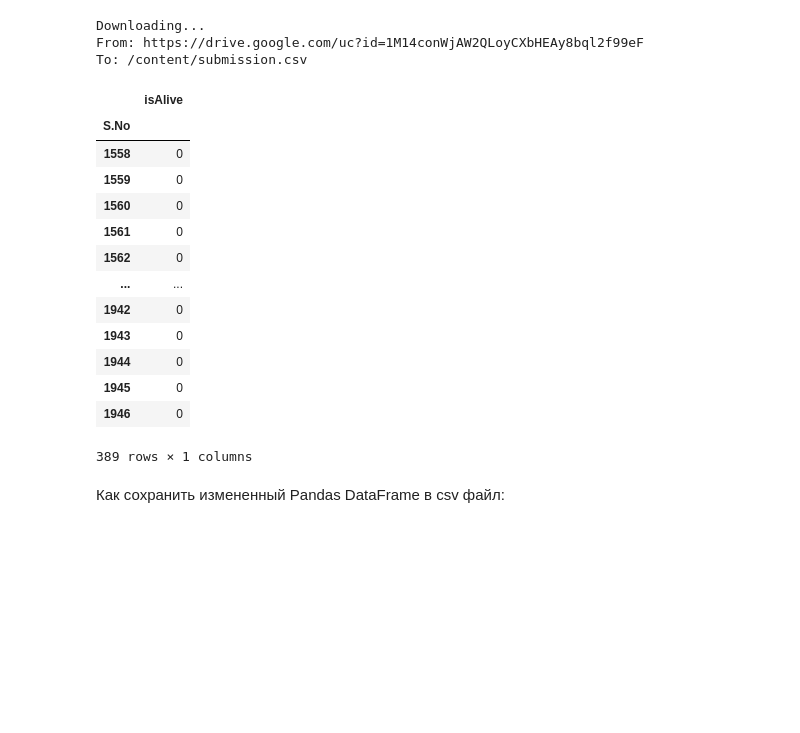
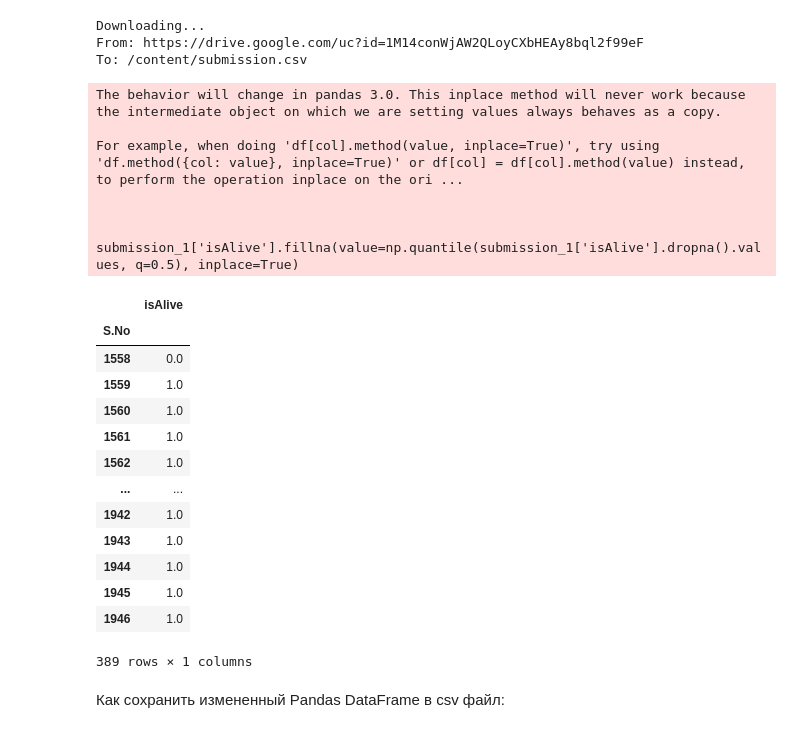
Before and after one commit to VansRMG/GoogleColab, a Jupyter notebook: week_01_ml_intro/Homework/hw_1_game_of_thrones.ipynb, the cells around one changed output. Drawn from its saved outputs; the diff is of its cells as text; code cells hidden in the pictures; blank space fills up the shorter version.

```diff
--- a/week_01_ml_intro/Homework/hw_1_game_of_thrones.ipynb
+++ b/week_01_ml_intro/Homework/hw_1_game_of_thrones.ipynb
@@ -278,14 +281,14 @@ plt.show()
 # %% [markdown]
 **Задание 1.9.** Создайте переменные `X`, которая будет хранить только значения признаков, и `y`, которая будет хранить только значения целевой переменной.
 # %%
-X = data.drop(columns=['isAlive']).values
-y = data['isAlive'].values
+X = data_encoded.drop(columns=['isAlive']).values
+y = data_encoded['isAlive'].values
 # %% [markdown]
 **Задание 1.10.** Разделите датасет на train и test часть при помощи функции `train_test_split`
 # %%
 from sklearn.model_selection import train_test_split
 # %%
-X_train, X_test, y_train, y_test = train_test_split(X, y, test_size=0.2, shuffle=True)
+X_train, X_test, y_train, y_test = train_test_split(X, y, test_size=.2, shuffle=True)
 # %% [markdown]
 ## Часть 2. Обучение моделей
 # %% [markdown]
@@ -348,9 +359,16 @@ array([1, 1, 1, 1, 1, 1, 1, 1, 1, 1, 1, 1, 1, 1, 1, 1, 1, 1, 1, 1, 1, 1,
 Аналогичным образом обучите остальные модели и сделайте предсказания на тестовой выборке.
 # %%
 # Шаг 1. создание модели
-ridge_regression = ridge_regression()
+from sklearn import tree
 
 # Шаг 2. обучение модели
-
+reg = tree.DecisionTreeClassifier()
+reg.fit(X_train, y_train)
 
 # Шаг 3. Предсказание на тестовых данных
+lasso_predict = reg.predict(X_test)
+lasso_predict = lasso_predict.round()
+#lasso_predict[lasso_predict == -0]=0
+#lasso_predict[lasso_predict == -1]=0
+#lasso_predict = lasso_predict.astype(np.int_)
+lasso_predict
@@ -383,8 +417,12 @@ Accuracy : 0.8205
 Аналогичным образом посчитайте метрику accuracy для остальных моделей
 # %%
 # Шаг 3. Предсказание на тестовых данных
-
-
+y_pred_lasso = reg.predict(X_test)
+y_pred_lasso = y_pred_lasso .round()
+y_pred_lasso[y_pred_lasso  == -0]=0
+y_pred_lasso[y_pred_lasso  == -1]=0
+y_pred_lasso  = y_pred_lasso.astype(np.int_)
+y_pred_lasso
 # Шаг 4. Оценка предсказания по метрике accuracy
-
+accuracy = accuracy_score(y_test, y_pred_lasso)
 print("Accuracy : %.4f" % accuracy)
@@ -402,23 +442,36 @@ From: https://drive.google.com/uc?id=1M14conWjAW2QLoyCXbHEAy8bql2f99eF
 To: /content/submission.csv
 # %%
 submission = pd.read_csv("/content/submission.csv", index_col='S.No')
-# %%
-submission
-# %% [output]
-|  | isAlive |
-| S.No |  |
-| 1558 | 0 |
-| 1559 | 0 |
-| 1560 | 0 |
-| 1561 | 0 |
-| 1562 | 0 |
-| ... | ... |
-| 1942 | 0 |
-| 1943 | 0 |
-| 1944 | 0 |
-| 1945 | 0 |
-| 1946 | 0 |
-389 rows × 1 columns
+# %%
+pred_1 = pd.DataFrame(y_pred_lasso, columns=['isAlive'])
+mass = list(range(1558, 1870))
+indexes = pd.DataFrame({'isAlive': y_pred_lasso}, index=mass,)
+indexes.index.name = "S.No"
+submission_1 = submission
+submission_1['isAlive'] = indexes['isAlive']
+submission_1['isAlive'].fillna(value=np.quantile(submission_1['isAlive'].dropna().values, q=0.5), inplace=True)
+submission_1
+# %% [output]
+The behavior will change in pandas 3.0. This inplace method will never work because the intermediate object on which we are setting values always behaves as a copy.
+
+For example, when doing 'df[col].method(value, inplace=True)', try using 'df.method({col: value}, inplace=True)' or df[col] = df[col].method(value) instead, to perform the operation inplace on the ori ...
+
+
+  submission_1['isAlive'].fillna(value=np.quantile(submission_1['isAlive'].dropna().values, q=0.5), inplace=True)
+|  | isAlive |
+| S.No |  |
+| 1558 | 0.0 |
+| 1559 | 1.0 |
+| 1560 | 1.0 |
+| 1561 | 1.0 |
+| 1562 | 1.0 |
+| ... | ... |
+| 1942 | 1.0 |
+| 1943 | 1.0 |
+| 1944 | 1.0 |
+| 1945 | 1.0 |
+| 1946 | 1.0 |
+389 rows × 1 columns
 # %% [markdown]
 Как сохранить измененный Pandas DataFrame в csv файл:
 # %%
```
Also changed, not shown: parts of 9 cells of this notebook.
